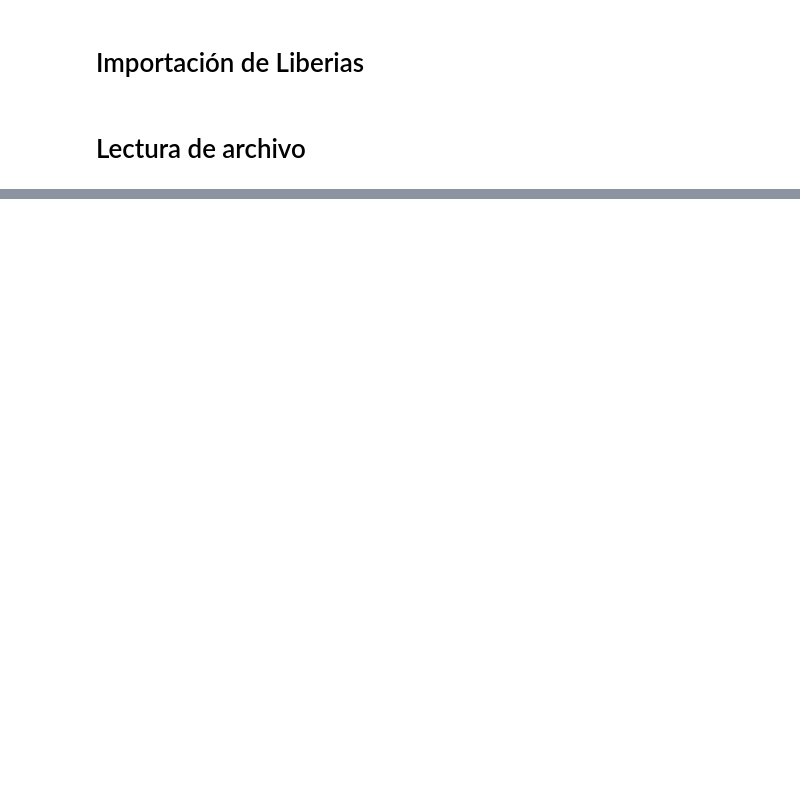
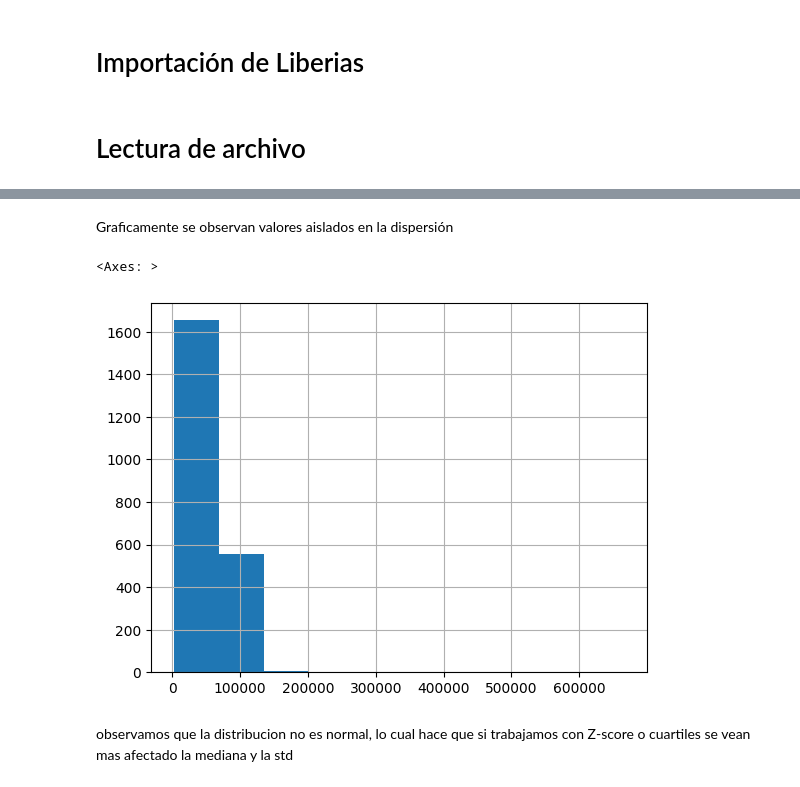
Before and after one commit to tommad1/Marketing-IFood, a Jupyter notebook: IFood_TM.ipynb, the cells around one changed output, grey strips where cells are left out. Cells and saved outputs as stored; diff of their text form; code cells hidden in the pictures; blank space fills up the shorter version.

```diff
--- a/IFood_TM.ipynb
+++ b/IFood_TM.ipynb
@@ -33,0 +233,9 @@ HTTPError: HTTP Error 404: Not Found
+# %% [markdown]
+Graficamente se observan valores aislados en la dispersión
+# %%
+marketing['Income'].hist()
+# %% [output]
+<Axes: >
+[figure, added]
+# %% [markdown]
+observamos que la distribucion no es normal, lo cual hace que si trabajamos con Z-score o cuartiles se vean mas afectado la mediana y la std
```
Also changed, not shown: parts of 136 cells of this notebook.
